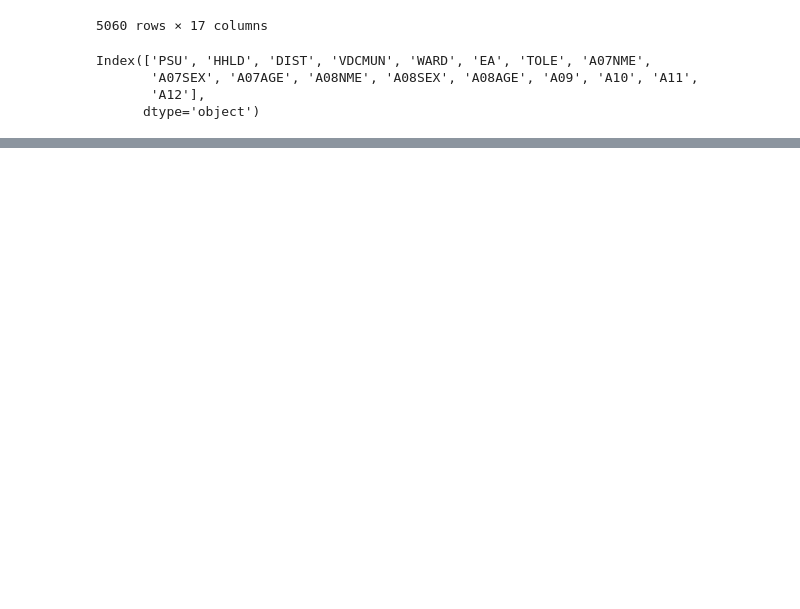
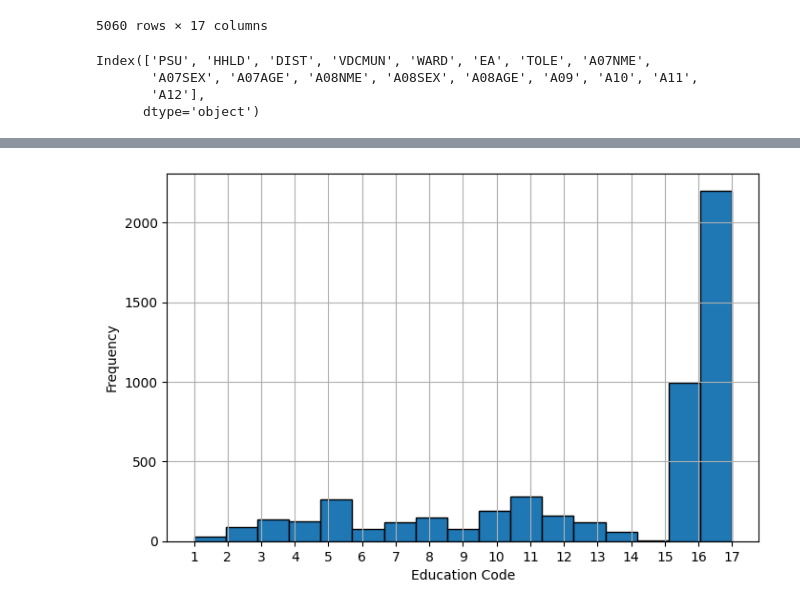
Before and after one commit to MichaelChaoLi-cpu/NepalClimateChangeImpact, a Jupyter notebook: Code/ML01_DW_DataCleansing_v1.ipynb, the cells around one changed output, grey strips where cells are left out. Saved outputs shown, nothing was run; the diff lists cells and outputs as text; code cells hidden in the pictures; blank space fills up the shorter version.

```diff
--- a/Code/ML01_DW_DataCleansing_v1.ipynb
+++ b/Code/ML01_DW_DataCleansing_v1.ipynb
@@ -159,2 +210,21 @@ df_read.columns = ['PSU', 'HHLD', 'HeadHH_Sex', 'HeadHH_Age',
+# %%
+df_read = df_read.assign(
+    Edu_UnderSLC     = np.where(df_read["Edu"] < 12, 1, 0),
+    Edu_Certificate  = np.where(df_read["Edu"] == 12, 1, 0),
+    Edu_Bachelor     = np.where(df_read["Edu"] == 13, 1, 0),
+    Edu_Master       = np.where(df_read["Edu"] == 14, 1, 0),
+    Edu_PhD          = np.where(df_read["Edu"] == 15, 1, 0),
+    Edu_Literal      = np.where(df_read["Edu"] == 16, 1, 0),
+    Edu_Illiterate   = np.where(df_read["Edu"] == 17, 1, 0)
+)
+# %%
+plt.figure(figsize=(8, 5))
+df_read["Edu"].hist(bins=17, edgecolor="black")
+plt.xlabel("Education Code")
+plt.ylabel("Frequency")
+plt.xticks(range(1, 18))
+plt.show()
+# %% [output]
+[figure, added]
 # %%
 df_01 = df_read.copy()
```
Also changed, not shown: parts of 466 cells of this notebook, 5 other files.
